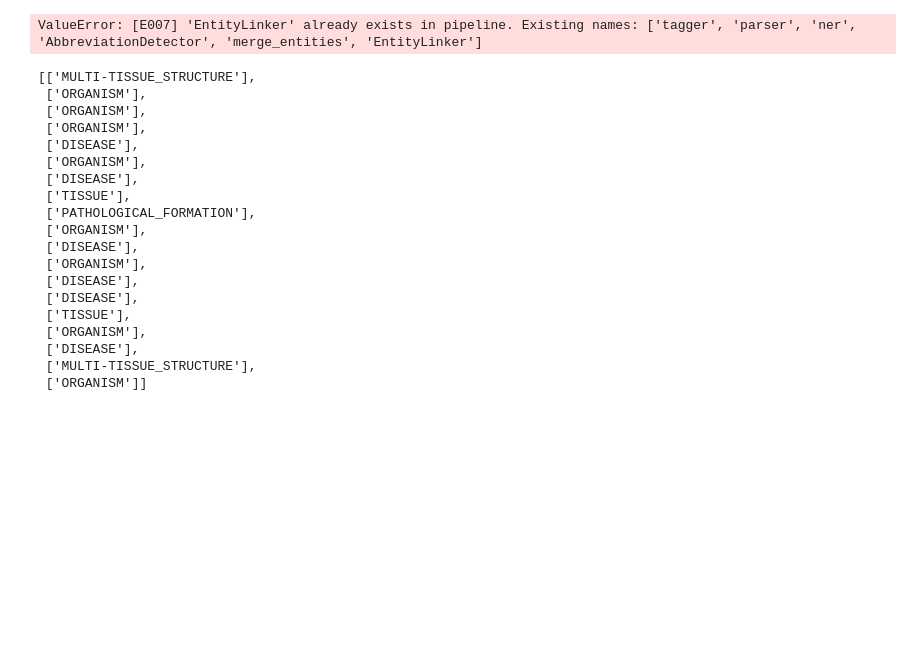
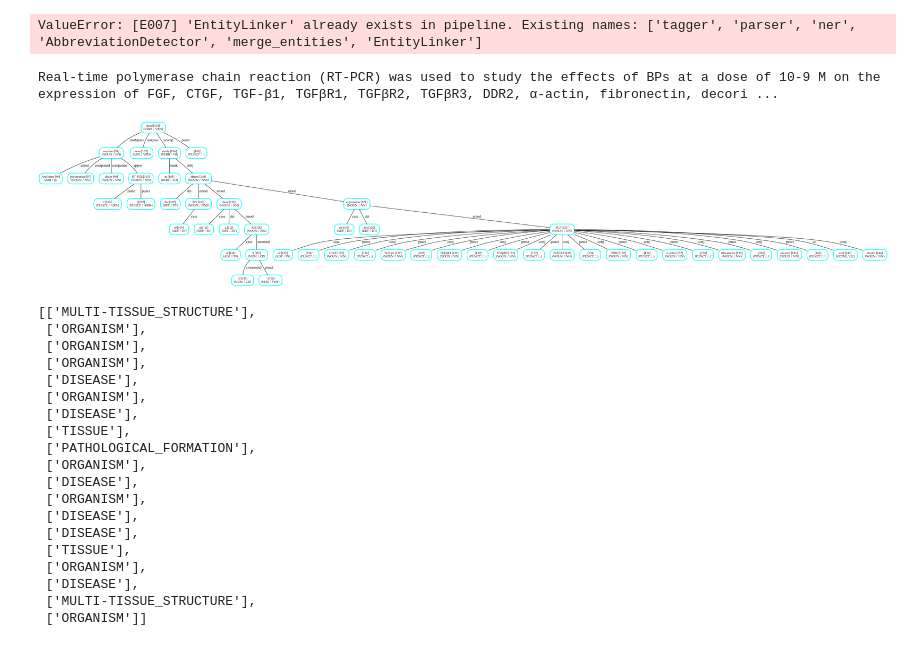
Before and after one commit to raxosiris/scify, a Jupyter notebook: nbs/pattern_maker.ipynb, the cells around one changed output. Drawn from its saved outputs; the diff is of its cells as text; code cells hidden in the pictures; blank space fills up the shorter version.

```diff
--- a/nbs/pattern_maker.ipynb
+++ b/nbs/pattern_maker.ipynb
@@ -37,6 +37,20 @@ corp = Corpus(nlp).load(nlp, "../data/experiments/pubmed_20n1015_annotated_756")
 #https://github.com/explosion/spaCy/issues/860
 #Doc.set_extension("annotated", default=None)
 #doc = nlp(text)
+# %%
+doc = corp[12]
+sent = [* doc.sents][3]
+sent
+# %% [output]
+Real-time polymerase chain reaction (RT-PCR) was used to study the effects of BPs at a dose of 10-9 M on the expression of FGF, CTGF, TGF-β1, TGFβR1, TGFβR2, TGFβR3, DDR2, α-actin, fibronectin, decori ...
+# %%
+# Create the plot
+import visualise_spacy_tree
+from IPython.display import Image, display
+png = visualise_spacy_tree.create_png(sent)
+display(Image(png))
+# %% [output]
+[figure, added]
 # %%
 from scify.consts import labels
 for label in labels:
```
Also changed, not shown: parts of 3 cells of this notebook, 2 other files.
